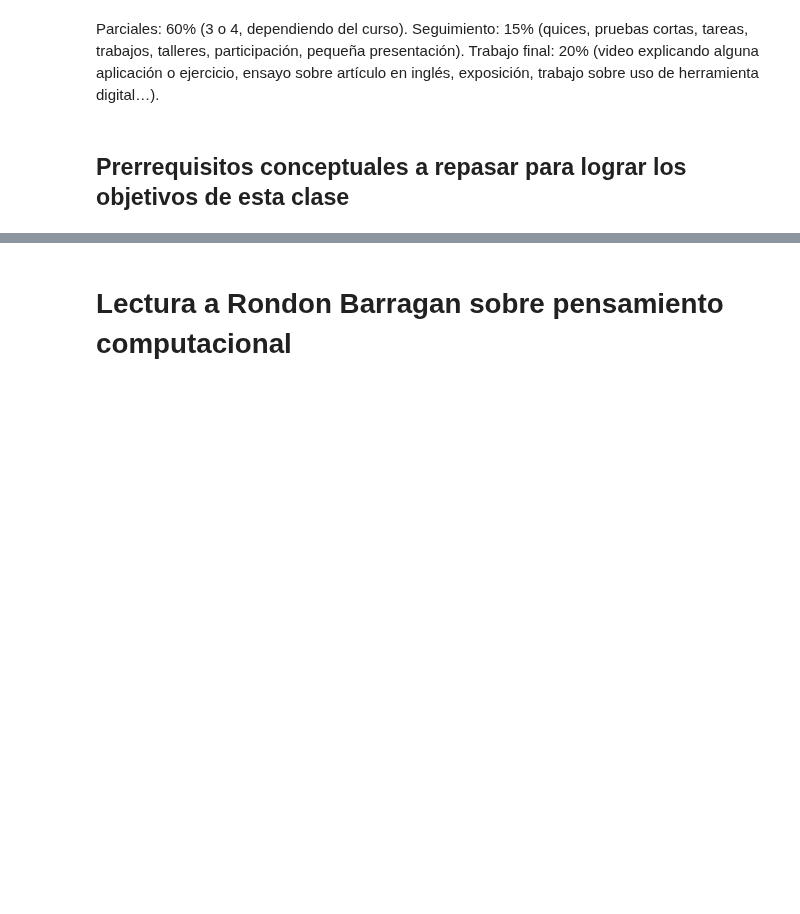
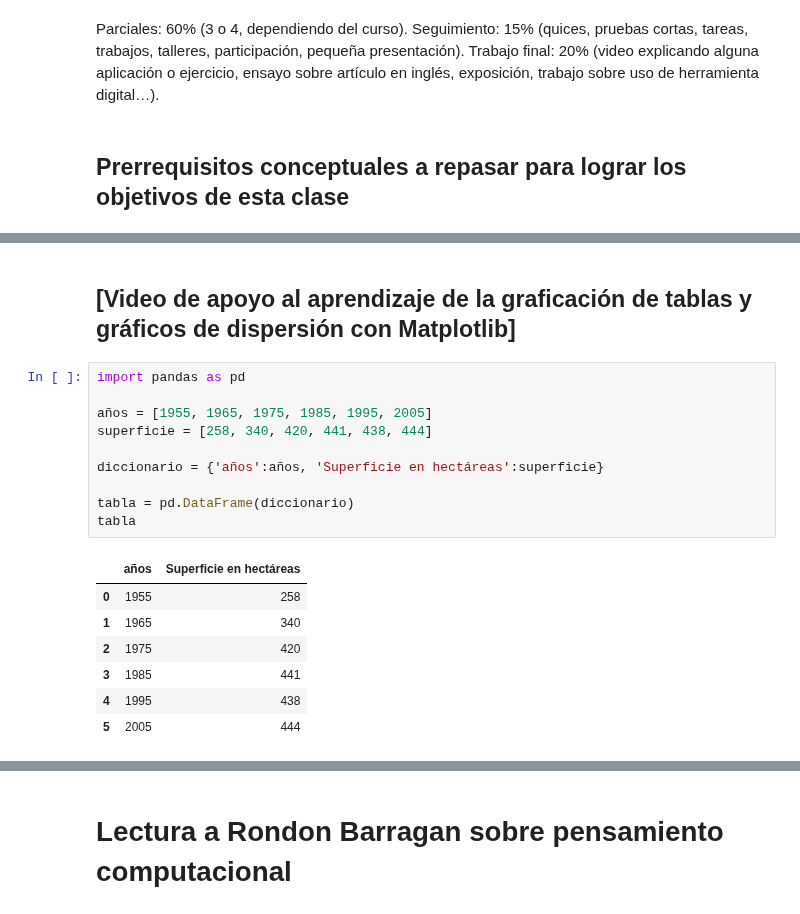
Before and after one commit to marco-canas/algebra_y_trigonometria, a Jupyter notebook: classes/ciencia_datos/3_class_feb_22_miercoles_funciones/3_class_feb_22_funciones.ipynb, the cells around one changed output, grey strips where cells are left out. Saved outputs shown, nothing was run; the diff lists cells and outputs as text; blank space fills up the shorter version.

```diff
--- a/classes/ciencia_datos/3_class_feb_22_miercoles_funciones/3_class_feb_22_funciones.ipynb
+++ b/classes/ciencia_datos/3_class_feb_22_miercoles_funciones/3_class_feb_22_funciones.ipynb
@@ -34,0 +35,20 @@ La tabla entrega la relación de hectáreas por finca en Colombia.
+# %% [markdown]
+## [Video de apoyo al aprendizaje de la graficación de tablas y gráficos de dispersión con Matplotlib]
+# %%
+import pandas as pd
+
+años = [1955, 1965, 1975, 1985, 1995, 2005]
+superficie = [258, 340, 420, 441, 438, 444]
+
+diccionario = {'años':años, 'Superficie en hectáreas':superficie}
+
+tabla = pd.DataFrame(diccionario)
+tabla
+# %% [output]
+|  | años | Superficie en hectáreas |
+| 0 | 1955 | 258 |
+| 1 | 1965 | 340 |
+| 2 | 1975 | 420 |
+| 3 | 1985 | 441 |
+| 4 | 1995 | 438 |
+| 5 | 2005 | 444 |
```
Also changed, not shown: parts of 19 cells of this notebook, 1 other file.
